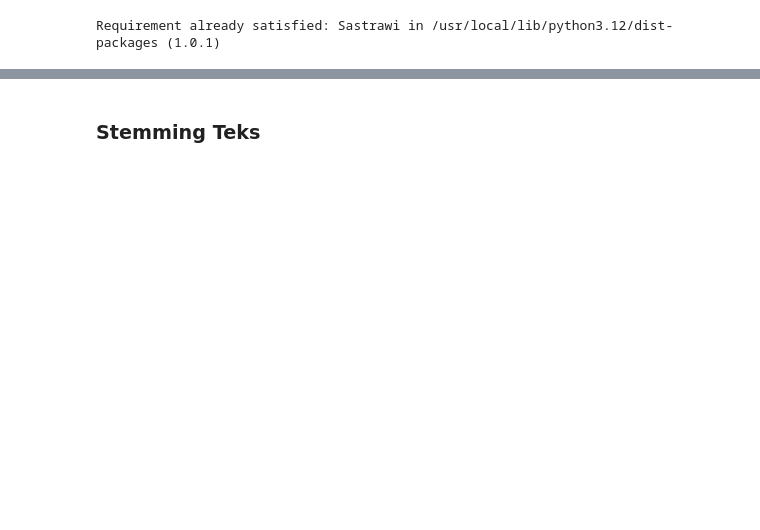
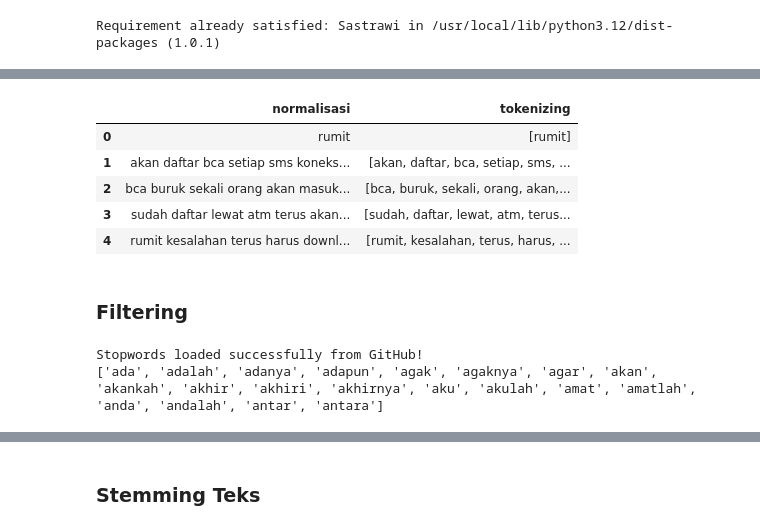
Before and after one commit to prlputriih/machine_learning, a Jupyter notebook: Machine_Learning.ipynb, the cells around one changed output, grey strips where cells are left out. Drawn from its saved outputs; the diff is of its cells as text; code cells hidden in the pictures; blank space fills up the shorter version.

```diff
--- a/Machine_Learning.ipynb
+++ b/Machine_Learning.ipynb
@@ -196,0 +586,11 @@ display(df_github.head())
+# %%
+from nltk.tokenize import word_tokenize
+import nltk
+nltk.download('punkt_tab')
+
+# Tokenizing
+df_github['tokenizing'] = df_github['normalisasi'].apply(word_tokenize)
+
+# Menampilkan hasil
+display(df_github[['normalisasi', 'tokenizing']].head())
+# %% [output]
@@ -196,0 +599,27 @@ display(df_github.head())
+|  | normalisasi | tokenizing |
+| 0 | rumit | [rumit] |
+| 1 | akan daftar bca setiap sms koneks... | [akan, daftar, bca, setiap, sms, ... |
+| 2 | bca buruk sekali orang akan masuk... | [bca, buruk, sekali, orang, akan,... |
+| 3 | sudah daftar lewat atm terus akan... | [sudah, daftar, lewat, atm, terus... |
+| 4 | rumit kesalahan terus harus downl... | [rumit, kesalahan, terus, harus, ... |
+# %% [markdown]
+### Filtering
+# %%
+import requests
+
+stopwords_github_url = 'https://raw.githubusercontent.com/prlputriih/machine_learning/main/stopwords-id.txt' # Changed to raw link
+
+try:
+    response = requests.get(stopwords_github_url)
+    response.raise_for_status() # Raise an exception for HTTP errors
+    stopwords_custom = response.text.splitlines()
+    print("Stopwords loaded successfully from GitHub!")
+except requests.exceptions.RequestException as e:
+    print(f"Error downloading stopwords from GitHub: {e}")
+    stopwords_custom = [] # Fallback to empty list or handle as appropriate
+
+# Melihat isi stopword
+print(stopwords_custom[:20])
+# %% [output]
+Stopwords loaded successfully from GitHub!
+['ada', 'adalah', 'adanya', 'adapun', 'agak', 'agaknya', 'agar', 'akan', 'akankah', 'akhir', 'akhiri', 'akhirnya', 'aku', 'akulah', 'amat', 'amatlah', 'anda', 'andalah', 'antar', 'antara']
```
Also changed, not shown: parts of 53 cells of this notebook.
